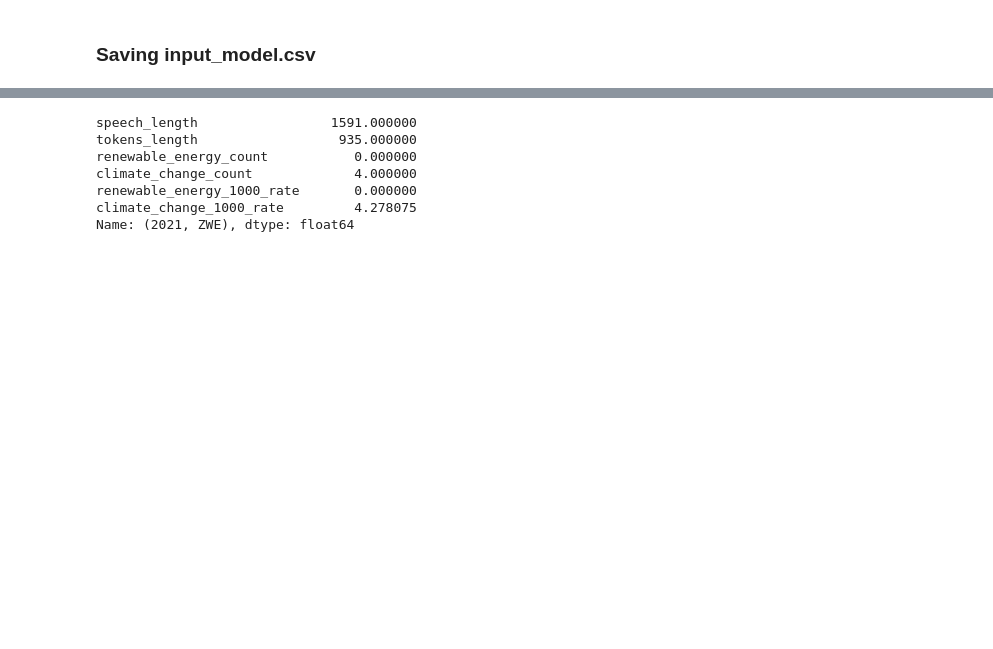
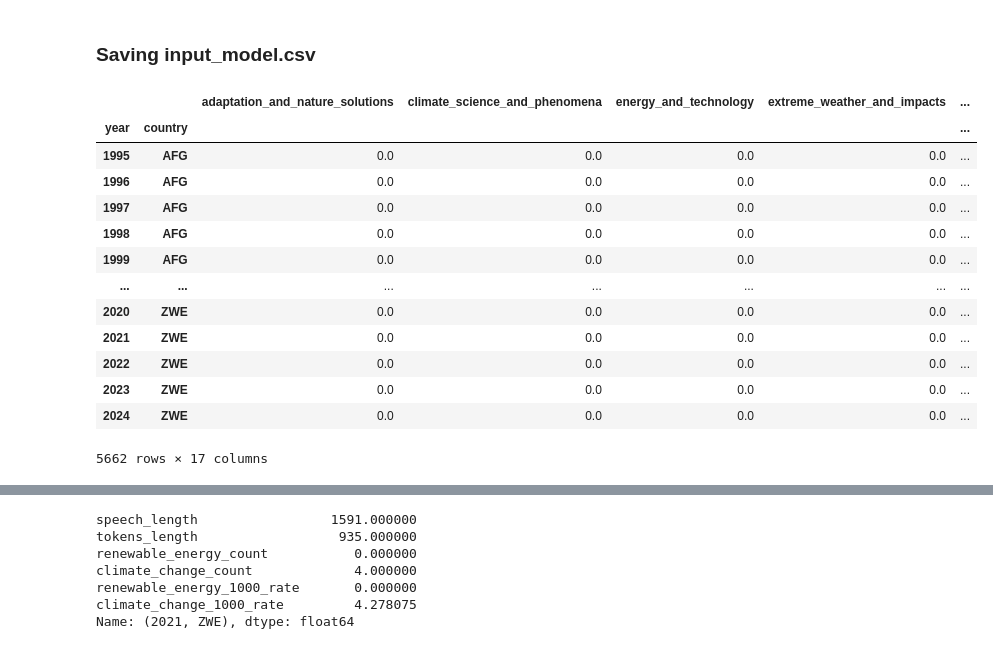
Before and after one commit to jacobgroot/FDS, a Jupyter notebook: exploratory_calixto.ipynb, the cells around one changed output, grey strips where cells are left out. Drawn from its saved outputs; the diff is of its cells as text; code cells hidden in the pictures; blank space fills up the shorter version.

```diff
--- a/exploratory_calixto.ipynb
+++ b/exploratory_calixto.ipynb
@@ -502,8 +519,24 @@ df_bigram_frequency
 ### Saving input_model.csv
 # %%
 # Read the input file
-df_input = pd.read_csv('data/input_model.csv')
-df_input = df_input.set_index(['year','country'])
+df_input = pd.read_csv('data/input_model0.csv')
+df_input.set_index(['year','country'], inplace=True)
+df_input
+# %% [output]
+|  |  | adaptation_and_nature_solutions | climate_science_and_phenomena | energy_and_technology | extreme_weather_and_impacts | ... |
+| year | country |  |  |  |  | ... |
+| 1995 | AFG | 0.0 | 0.0 | 0.0 | 0.0 | ... |
+| 1996 | AFG | 0.0 | 0.0 | 0.0 | 0.0 | ... |
+| 1997 | AFG | 0.0 | 0.0 | 0.0 | 0.0 | ... |
+| 1998 | AFG | 0.0 | 0.0 | 0.0 | 0.0 | ... |
+| 1999 | AFG | 0.0 | 0.0 | 0.0 | 0.0 | ... |
+| ... | ... | ... | ... | ... | ... | ... |
+| 2020 | ZWE | 0.0 | 0.0 | 0.0 | 0.0 | ... |
+| 2021 | ZWE | 0.0 | 0.0 | 0.0 | 0.0 | ... |
+| 2022 | ZWE | 0.0 | 0.0 | 0.0 | 0.0 | ... |
+| 2023 | ZWE | 0.0 | 0.0 | 0.0 | 0.0 | ... |
+| 2024 | ZWE | 0.0 | 0.0 | 0.0 | 0.0 | ... |
+5662 rows × 17 columns
 # %%
 # Renaming the df
 df_tokens = df_cc_vs_re.copy()
```
Also changed, not shown: parts of 12 cells of this notebook, 3 other files.
